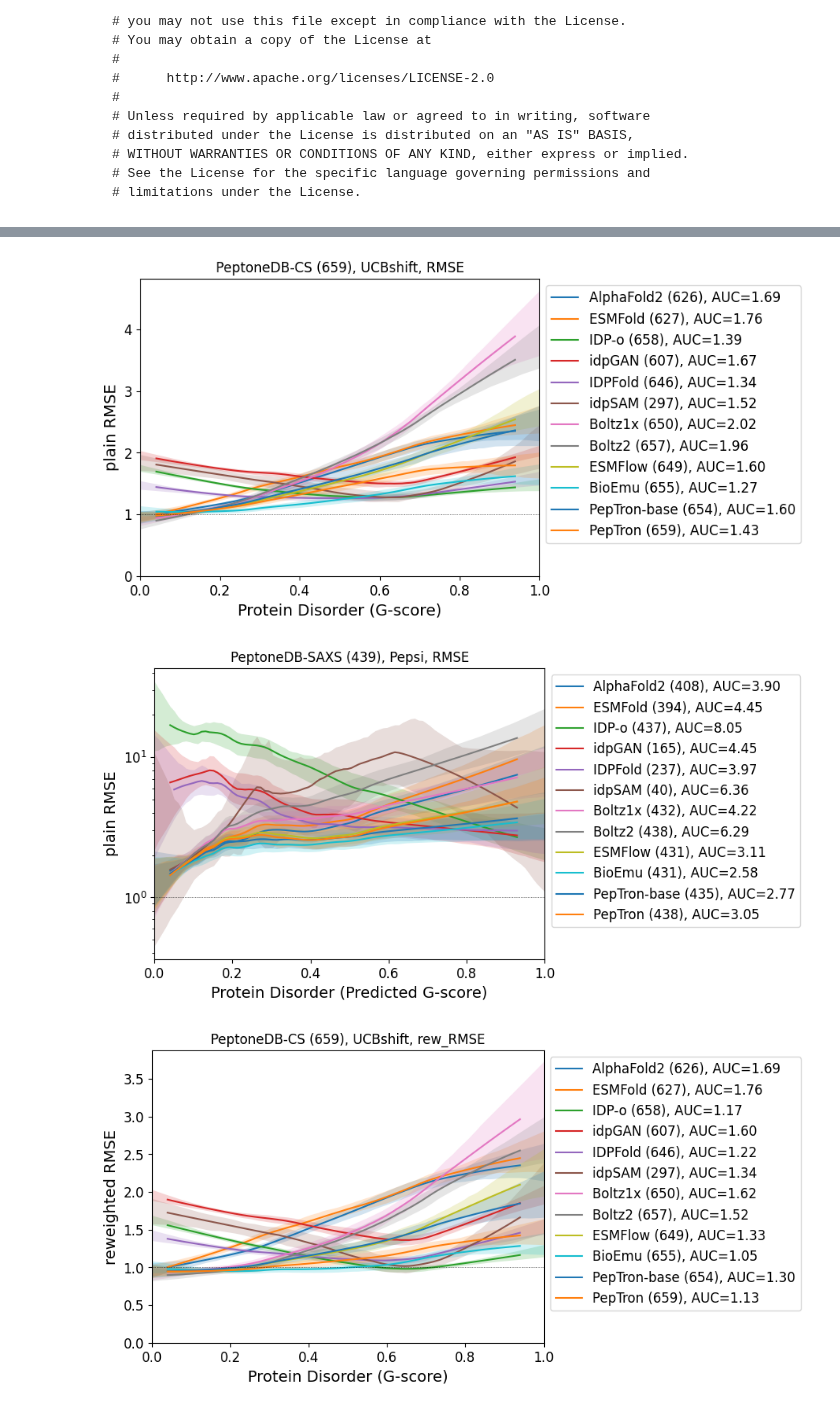
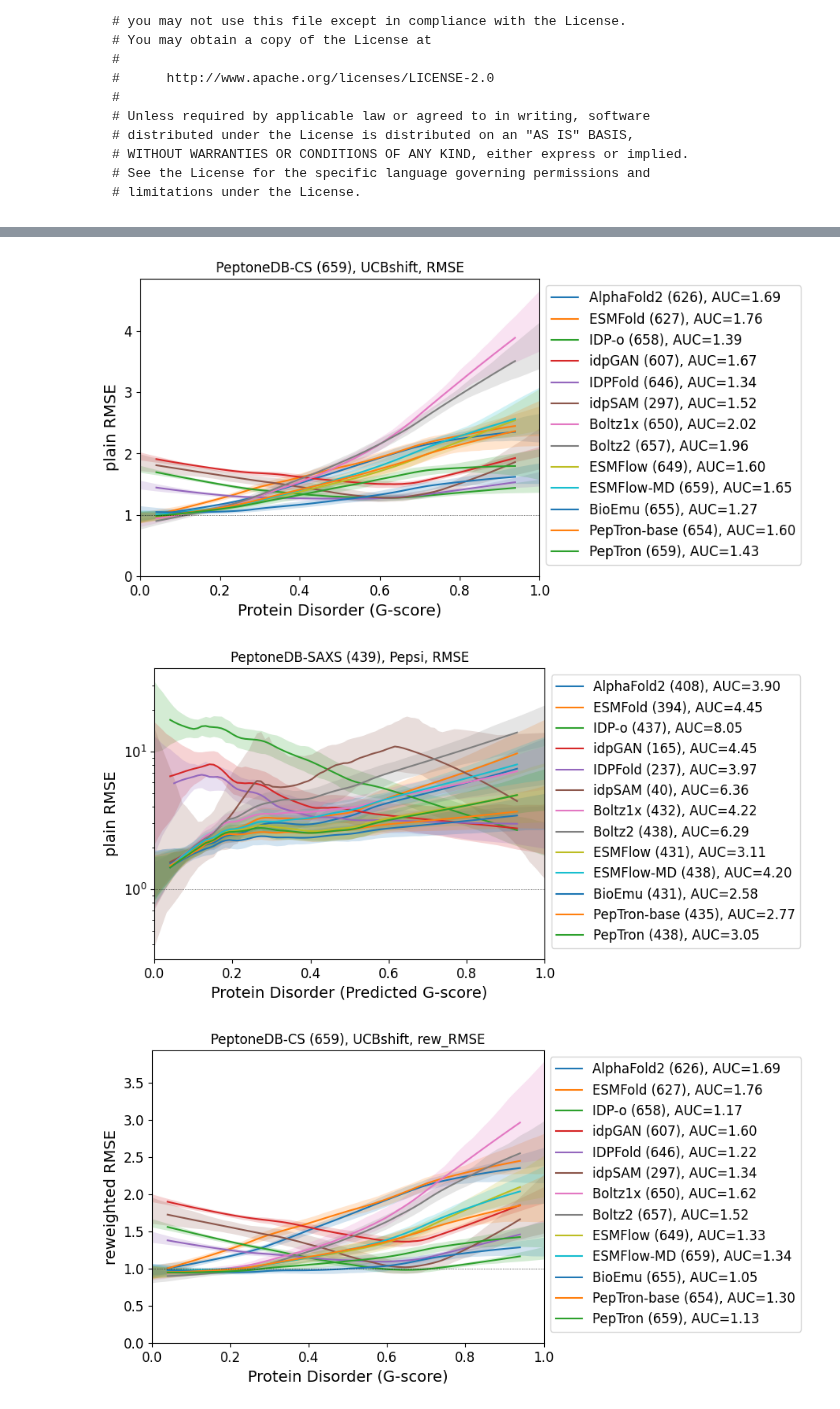
Before and after one commit to PeptoneLtd/peptonebench, a Jupyter notebook: notebooks/figure_benchmark.ipynb, the cells around one changed output, grey strips where cells are left out. Drawn from its saved outputs; the diff is of its cells as text; code cells hidden in the pictures.

```diff
--- a/notebooks/figure_benchmark.ipynb
+++ b/notebooks/figure_benchmark.ipynb
@@ -74,6 +75,7 @@ generators = [
     "boltz1x",
     "boltz2",
     "esmflow",
+    "esmflow_md",
     "bioemu",
     "peptron_stable_pdb_20250809_236800",
     "peptron_stable_pdb_idrome_20250812_256000",
@@ -84,17 +86,17 @@ failed_penalty = 0.1
 
 info_cs = {}
 info_saxs = {}
-base_path = "../.."
+base_path = "../../PEP_ensembles"
 for generator in tqdm(generators):
     filename = (
-        f"{base_path}/PEP_ChemicalShifts/generated_ensembles-moderate-v2/{generator}/rew_info-{cs_tag}-filtered-new.csv"
+        f"{base_path}/PEP_ChemicalShifts/generated_ensembles-moderate-v2/{generator}/rew_info-{cs_tag}.csv"
     )
     if not os.path.exists(filename):
         !PeptoneBench -f {os.path.dirname(filename)}
     info_cs[generator] = pd.read_csv(filename, index_col="label")
-    filename = f"{base_path}/PEP_saxs/generated_ensembles-unbalanced-v2/{generator}/rew_info-filtered-new.csv"
+    filename = f"{base_path}/PEP_saxs/generated_ensembles-unbalanced-v2/{generator}/rew_info-Pepsi.csv"
     if not os.path.exists(filename):
-        !PeptoneBench -f {os.path.dirname(filename)} #--gen-filename out-LABEL/saxs_curves.csv
+        !PeptoneBench -f {os.path.dirname(filename)}
     info_saxs[generator] = pd.read_csv(filename, index_col="label")
 # %%
 save_figures = False
@@ -205,5 +208,6 @@ for i, generator in enumerate(generators):
 # %%
 score = {}
+score["failed_frac"] = {}
 
 x_grid = np.linspace(0, 1, 100)
 dx = x_grid[1] - x_grid[0]
@@ -227,6 +231,8 @@ for chosen_rmse in ["RMSE", "rew_RMSE"]:
         score[chosen_rmse][generator] = np.nanmean(yfit[range_mask]) + failed_penalty * (
             1 - sum(np.isfinite(y)) / len(pep_cs_df)
         )
+        if chosen_rmse == "RMSE":
+            score["failed_frac"][generator] = 0.5 * (1 - sum(np.isfinite(y)) / len(pep_cs_df))
     plt.xlim(x_grid.min(), x_grid.max())
     plt.ylim(0, None)
     plt.xlabel("Protein Disorder (G-score)")
@@ -235,33 +241,35 @@ for chosen_rmse in ["RMSE", "rew_RMSE"]:
     plt.legend(bbox_to_anchor=(1, 1), loc="upper left")
     plt.show()
 
     plt.title(f"PeptoneDB-SAXS ({len(pep_saxs_df)}), {saxs_tag}, {chosen_rmse}")
     for i, generator in enumerate(tqdm(generators)):
         info = info_saxs[generator]
         x = pep_saxs_df.loc[info.index, "mean_gscore_adopt2"].to_numpy()
         y = np.log(info[chosen_rmse].to_numpy())
         range_mask = (x.min() - dx < x_grid) & (x_grid < x.max() + dx)
         yfit, lower, upper = get_lowess_fit(x, y, xvals=x_grid)
         y, yfit, lower, upper = map(np.exp, (y, yfit, lower, upper))
         plt.plot(
             x_grid[range_mask],
             yfit[range_mask],
             c=f"C{i}",
             label=f"{g_name[generator]} ({sum(np.isfinite(y))}), AUC={yfit[range_mask].mean():.2f}",
         )
         plt.fill_between(x_grid, lower, upper, alpha=0.2, color=f"C{i}", lw=0)
         score[chosen_rmse][generator] += np.log(np.nanmean(yfit[range_mask])) + failed_penalty * (
             1 - sum(np.isfinite(y)) / len(pep_saxs_df)
         )
+        if chosen_rmse == "RMSE":
+            score["failed_frac"][generator] += 0.5 * (1 - sum(np.isfinite(y)) / len(pep_saxs_df))
     plt.xlim(0, 1)
     # plt.ylim(10 ** (np.log10(lim_rmse_saxs) / (1 - lim_rmse_cs)), lim_rmse_saxs)
     plt.yscale("log")
     plt.xlabel("Protein Disorder (Predicted G-score)")
     plt.ylabel("plain RMSE" if chosen_rmse == "RMSE" else "reweighted RMSE")
     plt.axhline(1, color="k", ls=":", lw=0.5)
     plt.legend(bbox_to_anchor=(1, 1), loc="upper left")
     plt.show()
 # %% [output]
-[figure, old version]
+[figure, new version]
-[figure, old version]
+[figure, new version]
-[figure, old version]
+[figure, new version]
```
Also changed, not shown: parts of 5 cells of this notebook.
